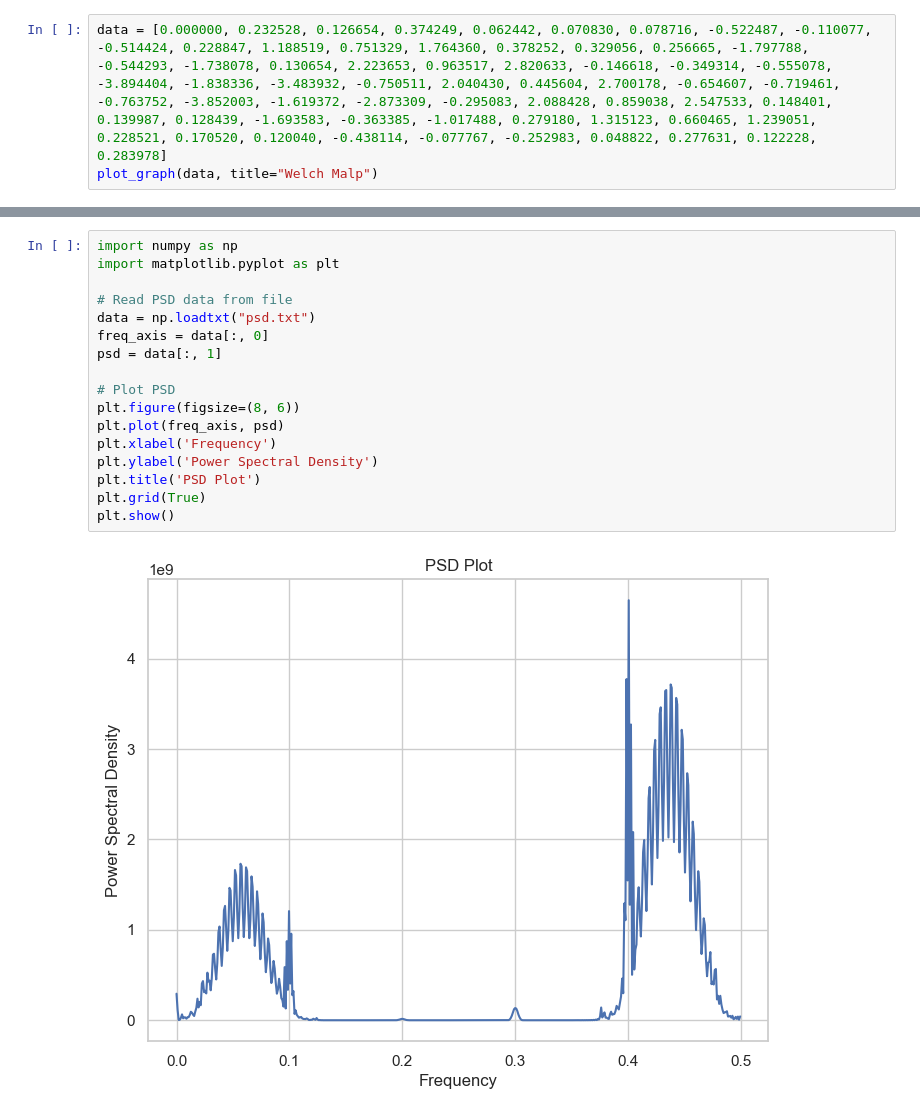
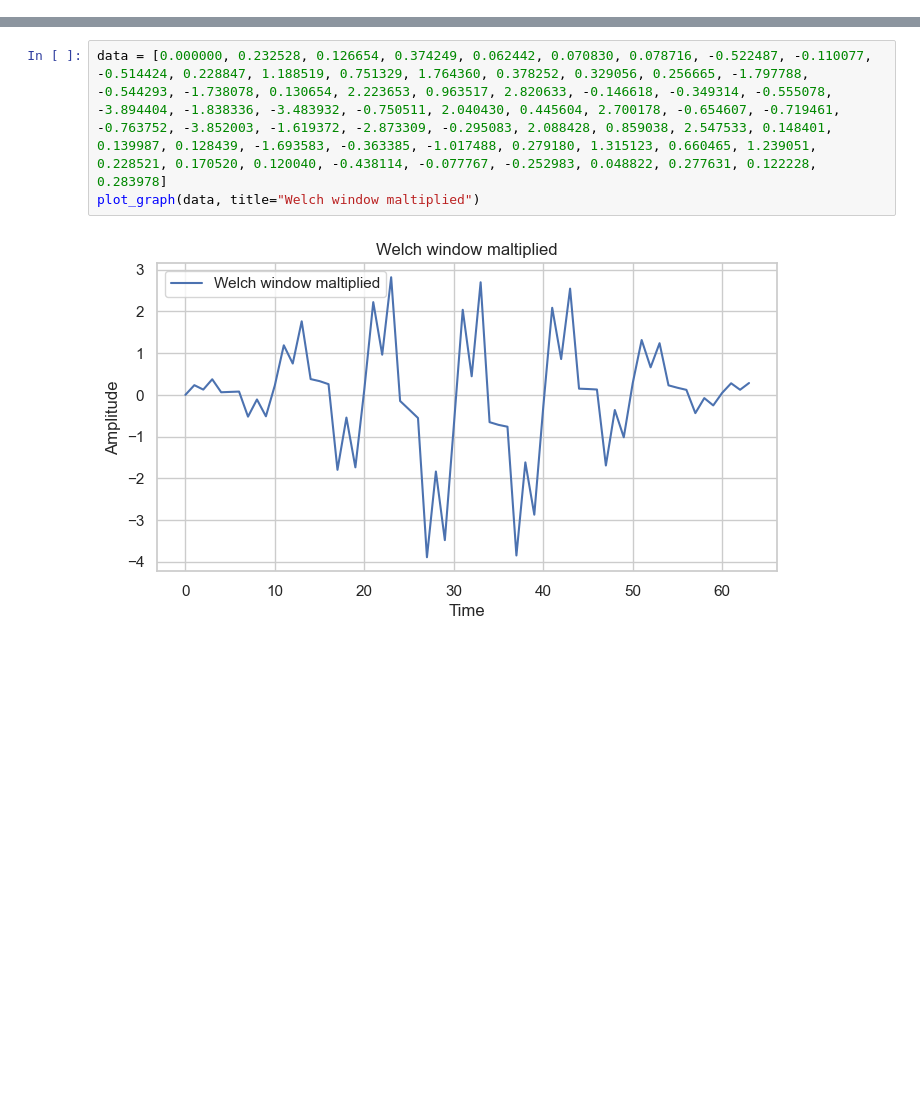
Before and after one commit to hissain/dsp-spectrogram, a Jupyter notebook: python/spectrogram.ipynb, the cells around one changed output, grey strips where cells are left out. Saved outputs shown, nothing was run; the diff lists cells and outputs as text; blank space fills up the shorter version.

```diff
--- a/python/spectrogram.ipynb
+++ b/python/spectrogram.ipynb
@@ -70,3 +69,0 @@ plt.show()
-# %%
-data = [0.000000, 0.232528, 0.126654, 0.374249, 0.062442, 0.070830, 0.078716, -0.522487, -0.110077, -0.514424, 0.228847, 1.188519, 0.751329, 1.764360, 0.378252, 0.329056, 0.256665, -1.797788, -0.544293, -1.738078, 0.130654, 2.223653, 0.963517, 2.820633, -0.146618, -0.349314, -0.555078, -3.894404, -1.838336, -3.483932, -0.750511, 2.040430, 0.445604, 2.700178, -0.654607, -0.719461, -0.763752, -3.852003, -1.619372, -2.873309, -0.295083, 2.088428, 0.859038, 2.547533, 0.148401, 0.139987, 0.128439, -1.693583, -0.363385, -1.017488, 0.279180, 1.315123, 0.660465, 1.239051, 0.228521, 0.170520, 0.120040, -0.438114, -0.077767, -0.252983, 0.048822, 0.277631, 0.122228, 0.283978]
-plot_graph(data, title="Welch Malp")
@@ -75,19 +70,5 @@ plot_graph(data, title="Welch Malp")
-# %%
-import numpy as np
-import matplotlib.pyplot as plt
-
-# Read PSD data from file
-data = np.loadtxt("psd.txt")
-freq_axis = data[:, 0]
-psd = data[:, 1]
-
-# Plot PSD
-plt.figure(figsize=(8, 6))
-plt.plot(freq_axis, psd)
-plt.xlabel('Frequency')
-plt.ylabel('Power Spectral Density')
-plt.title('PSD Plot')
-plt.grid(True)
-plt.show()
-# %% [output]
-[figure, removed]
+# %%
+data = [0.000000, 0.232528, 0.126654, 0.374249, 0.062442, 0.070830, 0.078716, -0.522487, -0.110077, -0.514424, 0.228847, 1.188519, 0.751329, 1.764360, 0.378252, 0.329056, 0.256665, -1.797788, -0.544293, -1.738078, 0.130654, 2.223653, 0.963517, 2.820633, -0.146618, -0.349314, -0.555078, -3.894404, -1.838336, -3.483932, -0.750511, 2.040430, 0.445604, 2.700178, -0.654607, -0.719461, -0.763752, -3.852003, -1.619372, -2.873309, -0.295083, 2.088428, 0.859038, 2.547533, 0.148401, 0.139987, 0.128439, -1.693583, -0.363385, -1.017488, 0.279180, 1.315123, 0.660465, 1.239051, 0.228521, 0.170520, 0.120040, -0.438114, -0.077767, -0.252983, 0.048822, 0.277631, 0.122228, 0.283978]
+plot_graph(data, title="Welch window maltiplied")
+# %% [output]
+[figure, added]
```
Also changed, not shown: parts of 5 cells of this notebook, 10 other files.
